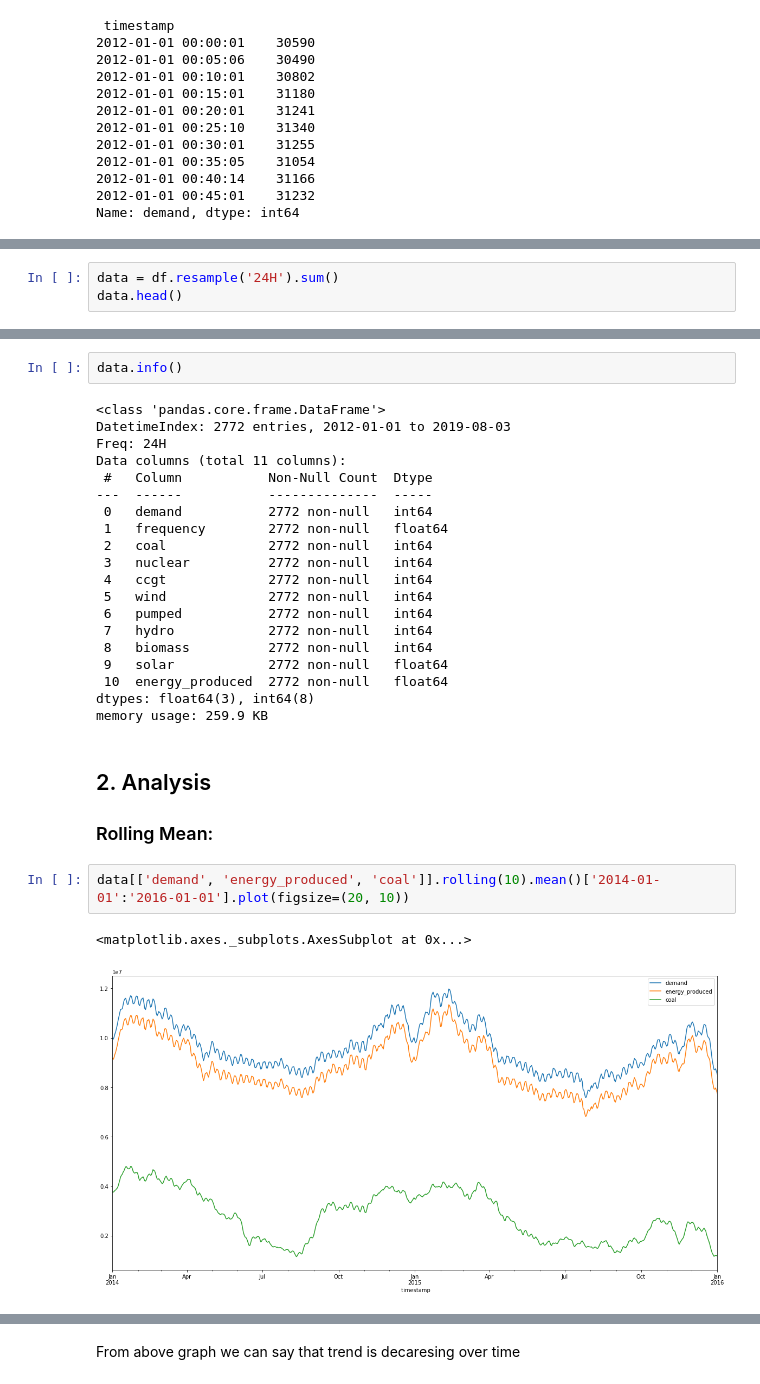
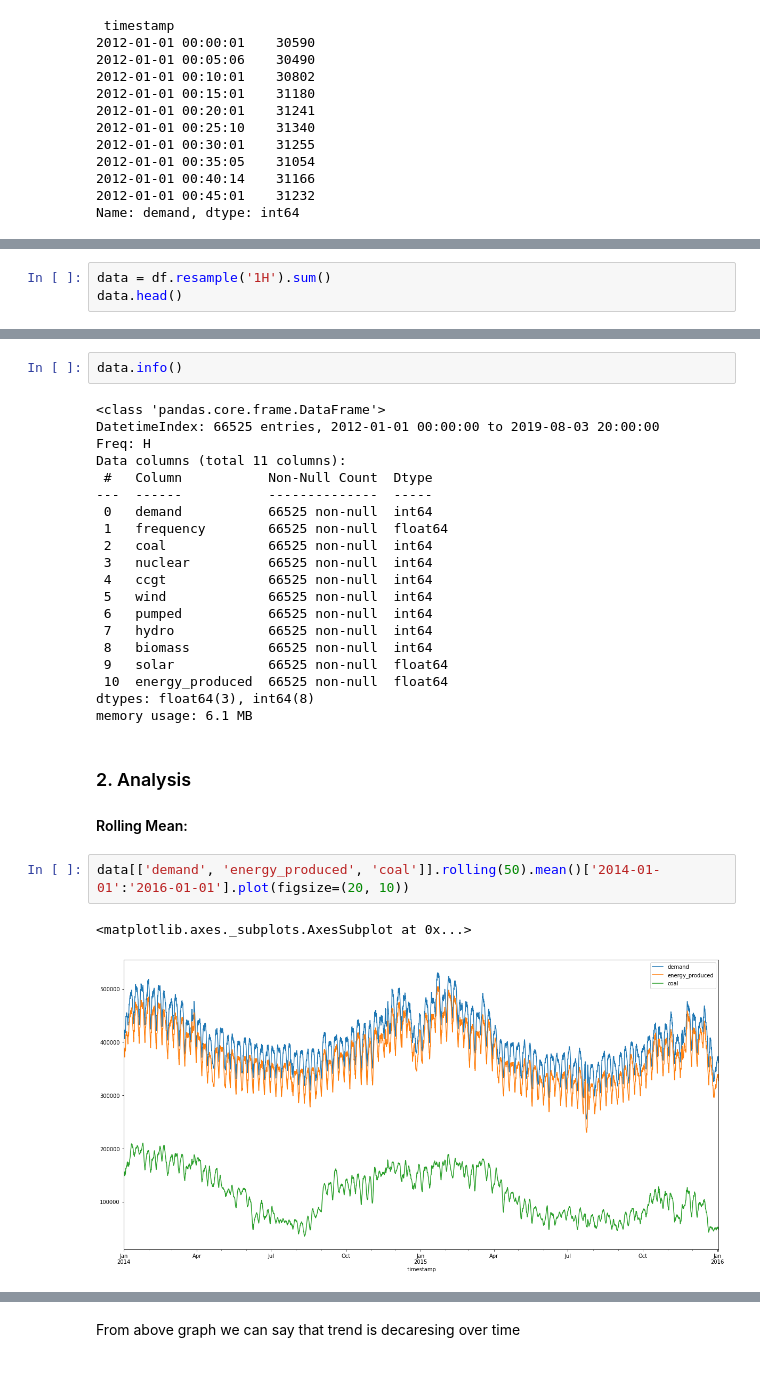
Before and after one commit to bhadreshpsavani/TimeSerierAnalysisOnCoalConsumption, a Jupyter notebook: CoalConsumptionAnalysis.ipynb, the cells around one changed output, grey strips where cells are left out. Saved outputs shown, nothing was run; the diff lists cells and outputs as text.

```diff
--- a/CoalConsumptionAnalysis.ipynb
+++ b/CoalConsumptionAnalysis.ipynb
@@ -122,5 +122,5 @@ From above analysis of correlation between columns we can say that,
 # %%
-data = df.resample('24H').sum()
+data = df.resample('1H').sum()
 data.head()
 # %% [output]
 |  | demand | frequency | coal | nuclear | ccgt | wind | pumped | hydro | biomass | solar | ... |
@@ -134,32 +134,32 @@ data.head()
 data.info()
 # %% [output]
 <class 'pandas.core.frame.DataFrame'>
-DatetimeIndex: 2772 entries, 2012-01-01 to 2019-08-03
-Freq: 24H
+DatetimeIndex: 66525 entries, 2012-01-01 00:00:00 to 2019-08-03 20:00:00
+Freq: H
 Data columns (total 11 columns):
  #   Column           Non-Null Count  Dtype
 ---  ------           --------------  -----
- 0   demand           2772 non-null   int64
- 1   frequency        2772 non-null   float64
- 2   coal             2772 non-null   int64
- 3   nuclear          2772 non-null   int64
- 4   ccgt             2772 non-null   int64
- 5   wind             2772 non-null   int64
- 6   pumped           2772 non-null   int64
- 7   hydro            2772 non-null   int64
- 8   biomass          2772 non-null   int64
- 9   solar            2772 non-null   float64
- 10  energy_produced  2772 non-null   float64
+ 0   demand           66525 non-null  int64
+ 1   frequency        66525 non-null  float64
+ 2   coal             66525 non-null  int64
+ 3   nuclear          66525 non-null  int64
+ 4   ccgt             66525 non-null  int64
+ 5   wind             66525 non-null  int64
+ 6   pumped           66525 non-null  int64
+ 7   hydro            66525 non-null  int64
+ 8   biomass          66525 non-null  int64
+ 9   solar            66525 non-null  float64
+ 10  energy_produced  66525 non-null  float64
 dtypes: float64(3), int64(8)
-memory usage: 259.9 KB
+memory usage: 6.1 MB
 # %% [markdown]
-## 2. Analysis
+### 2. Analysis
 
-### Rolling Mean:
+#### Rolling Mean:
 # %%
-data[['demand', 'energy_produced', 'coal']].rolling(10).mean()['2014-01-01':'2016-01-01'].plot(figsize=(20, 10))
+data[['demand', 'energy_produced', 'coal']].rolling(50).mean()['2014-01-01':'2016-01-01'].plot(figsize=(20, 10))
 # %% [output]
 <matplotlib.axes._subplots.AxesSubplot at 0x...>
-[figure, old version]
+[figure, new version]
 # %% [markdown]
 
```
Also changed, not shown: parts of 31 cells of this notebook.
